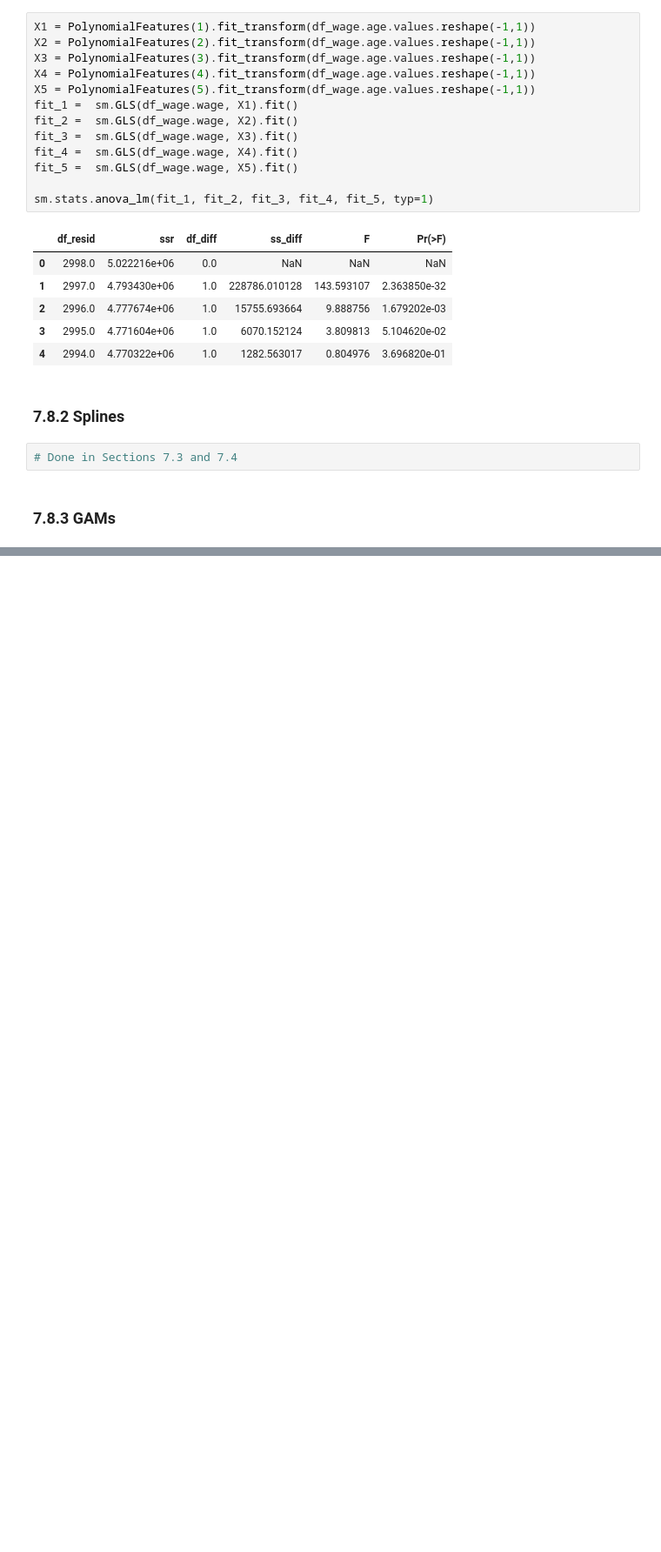
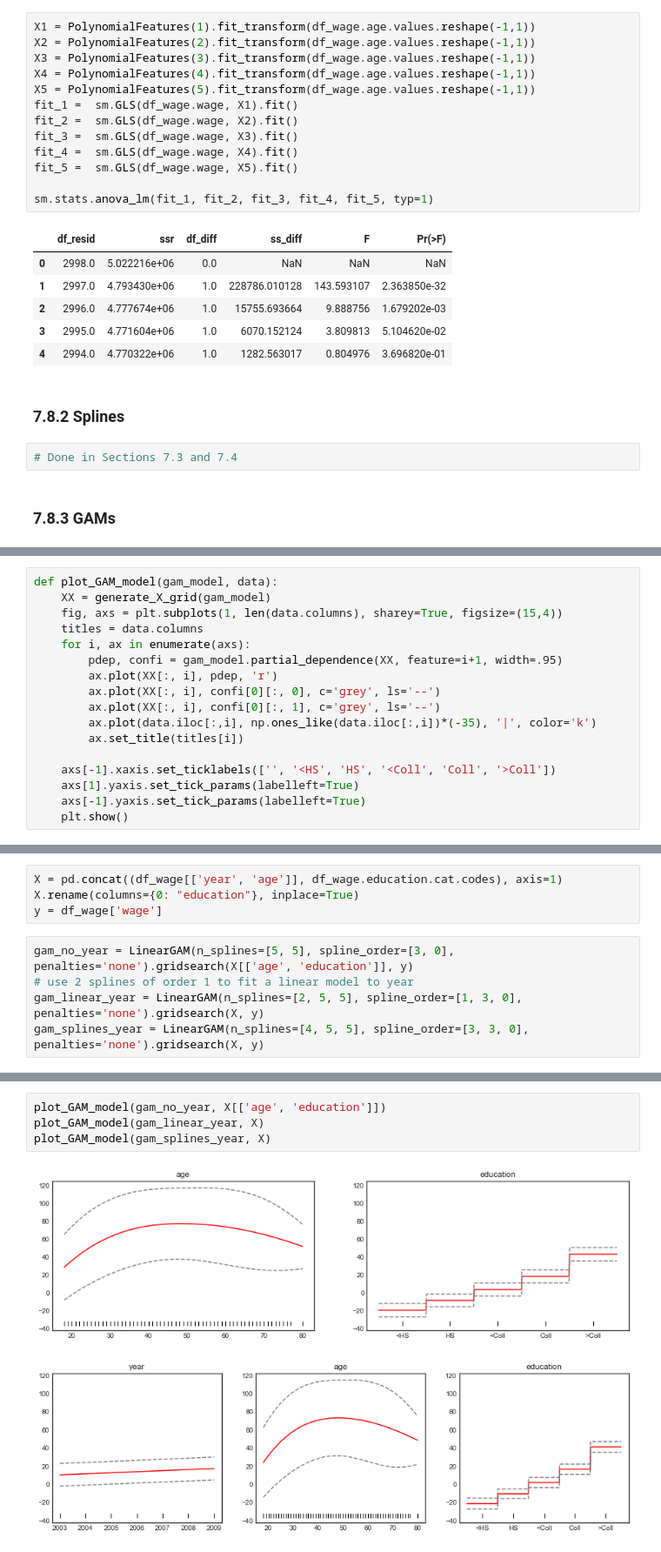
Before and after one commit to pedvide/ISLR_Python, a Jupyter notebook: Chapter7_Moving_Beyond_Linearity.ipynb, the cells around one changed output, grey strips where cells are left out. Shown at 87% size. Cells and saved outputs as stored; diff of their text form; blank space fills up the shorter version.

Commit message:
compare 3 GAM models

```diff
--- a/Chapter7_Moving_Beyond_Linearity.ipynb
+++ b/Chapter7_Moving_Beyond_Linearity.ipynb
@@ -618,0 +613,17 @@ sm.stats.anova_lm(fit_1, fit_2, fit_3, fit_4, fit_5, typ=1)
+# %%
+def plot_GAM_model(gam_model, data):
+    XX = generate_X_grid(gam_model)
+    fig, axs = plt.subplots(1, len(data.columns), sharey=True, figsize=(15,4))
+    titles = data.columns
+    for i, ax in enumerate(axs):
+        pdep, confi = gam_model.partial_dependence(XX, feature=i+1, width=.95)
+        ax.plot(XX[:, i], pdep, 'r')
+        ax.plot(XX[:, i], confi[0][:, 0], c='grey', ls='--')
+        ax.plot(XX[:, i], confi[0][:, 1], c='grey', ls='--')
+        ax.plot(data.iloc[:,i], np.ones_like(data.iloc[:,i])*(-35), '|', color='k')
+        ax.set_title(titles[i])
+
+    axs[-1].xaxis.set_ticklabels(['', '<HS', 'HS', '<Coll', 'Coll', '>Coll'])
+    axs[1].yaxis.set_tick_params(labelleft=True)
+    axs[-1].yaxis.set_tick_params(labelleft=True)
+    plt.show()
@@ -618,0 +637,9 @@ sm.stats.anova_lm(fit_1, fit_2, fit_3, fit_4, fit_5, typ=1)
+# %%
+X = pd.concat((df_wage[['year', 'age']], df_wage.education.cat.codes), axis=1)
+X.rename(columns={0: "education"}, inplace=True)
+y = df_wage['wage']
+# %%
+gam_no_year = LinearGAM(n_splines=[5, 5], spline_order=[3, 0], penalties='none').gridsearch(X[['age', 'education']], y)
+# use 2 splines of order 1 to fit a linear model to year
+gam_linear_year = LinearGAM(n_splines=[2, 5, 5], spline_order=[1, 3, 0], penalties='none').gridsearch(X, y)
+gam_splines_year = LinearGAM(n_splines=[4, 5, 5], spline_order=[3, 3, 0], penalties='none').gridsearch(X, y)
@@ -618,0 +670,7 @@ sm.stats.anova_lm(fit_1, fit_2, fit_3, fit_4, fit_5, typ=1)
+# %%
+plot_GAM_model(gam_no_year, X[['age', 'education']])
+plot_GAM_model(gam_linear_year, X)
+plot_GAM_model(gam_splines_year, X)
+# %% [output]
+[figure, added]
+[figure, added]
```
Also changed, not shown: parts of 9 cells of this notebook.
